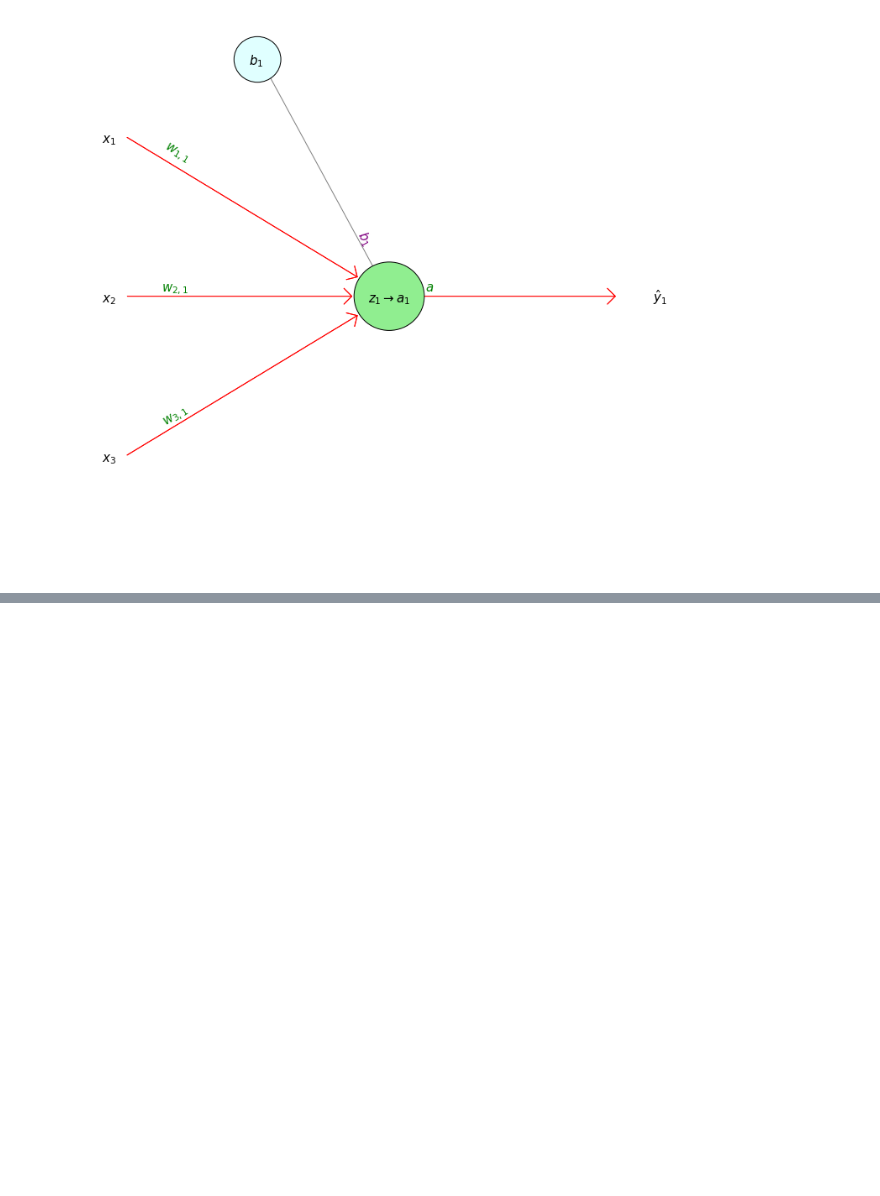
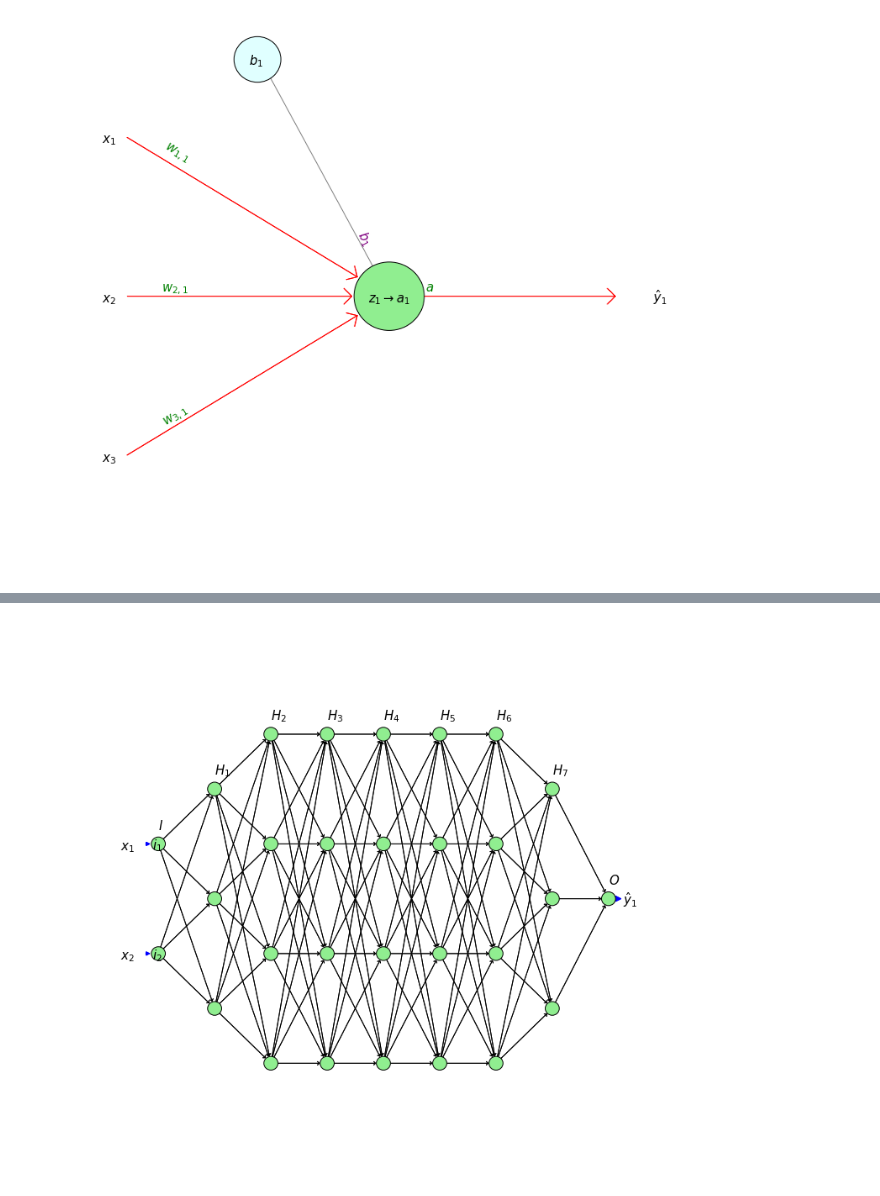
Before and after one commit to NBISweden/workshop-neural-nets-and-deep-learning, a Jupyter notebook: common_assets/demo_draw_neural_net.ipynb, the cells around one changed output, grey strips where cells are left out. Cells and saved outputs as stored; diff of their text form; code cells hidden in the pictures; blank space fills up the shorter version.

```diff
--- a/common_assets/demo_draw_neural_net.ipynb
+++ b/common_assets/demo_draw_neural_net.ipynb
@@ -233,22 +235,24 @@ plt.show()
 # %%
 import numpy as np
 import matplotlib.pyplot as plt
 from draw_neural_net import draw_neural_net
 
 #--------[1] Input data
 #dataset = np.mat('-1 -1 -1; -1 1 1; 1 -1 1; 1 1 -1')
 #X_train = dataset
 #y_train = np.mat('0; 1; 1; 0')
 #-----2-2-1
 layer_sizes= (2,3,4,4,4,4,4,3,1)
 
 fig = plt.figure(figsize=(12, 12))
 ax = fig.gca()
 ax.axis('off')
 
 draw_neural_net(ax, .1, .9, .1, .9,
                 layerSizes=layer_sizes,
-                nodePrefix = "",
+                otherNodePrefix = "",
                 hideBias = True)
 #fig.savefig('nn_digaram.png')
 plt.show()
+# %% [output]
+[figure, added]
```
Also changed, not shown: parts of 1 cell of this notebook.
